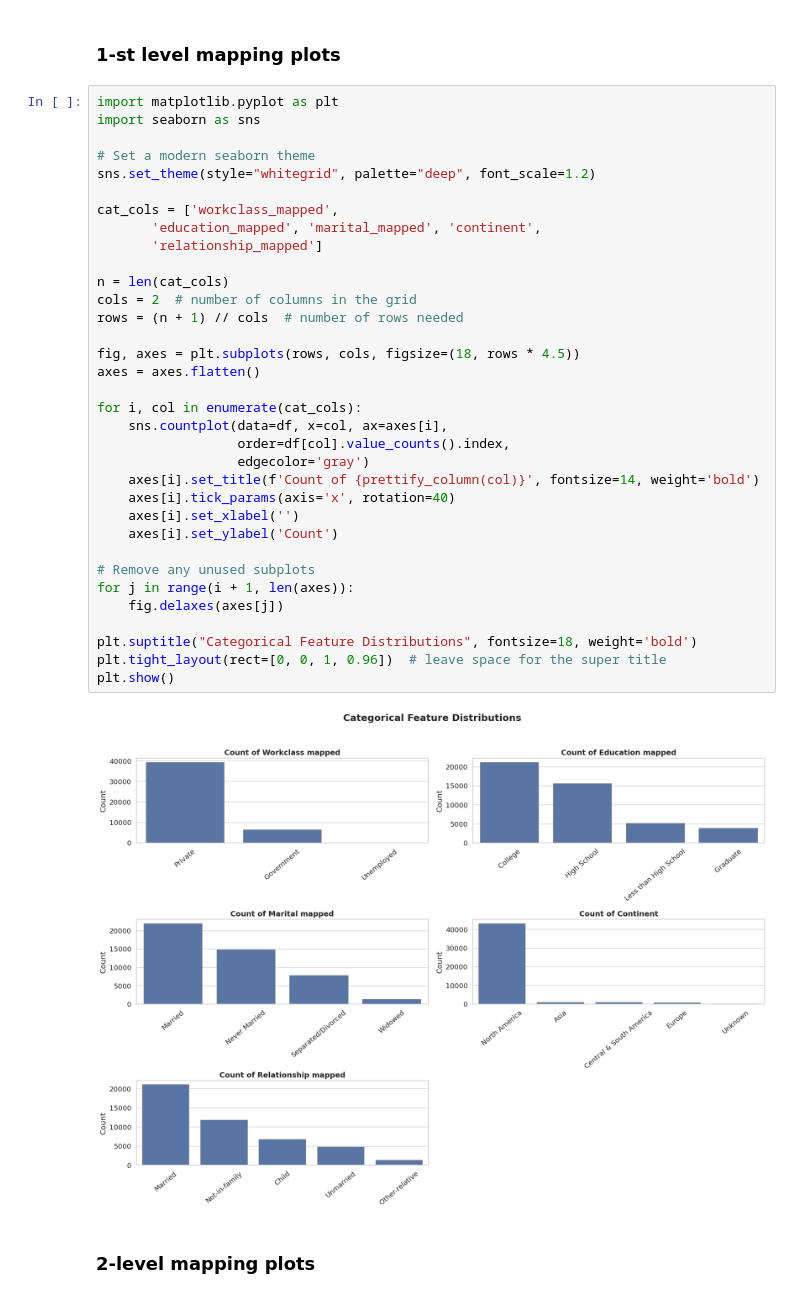
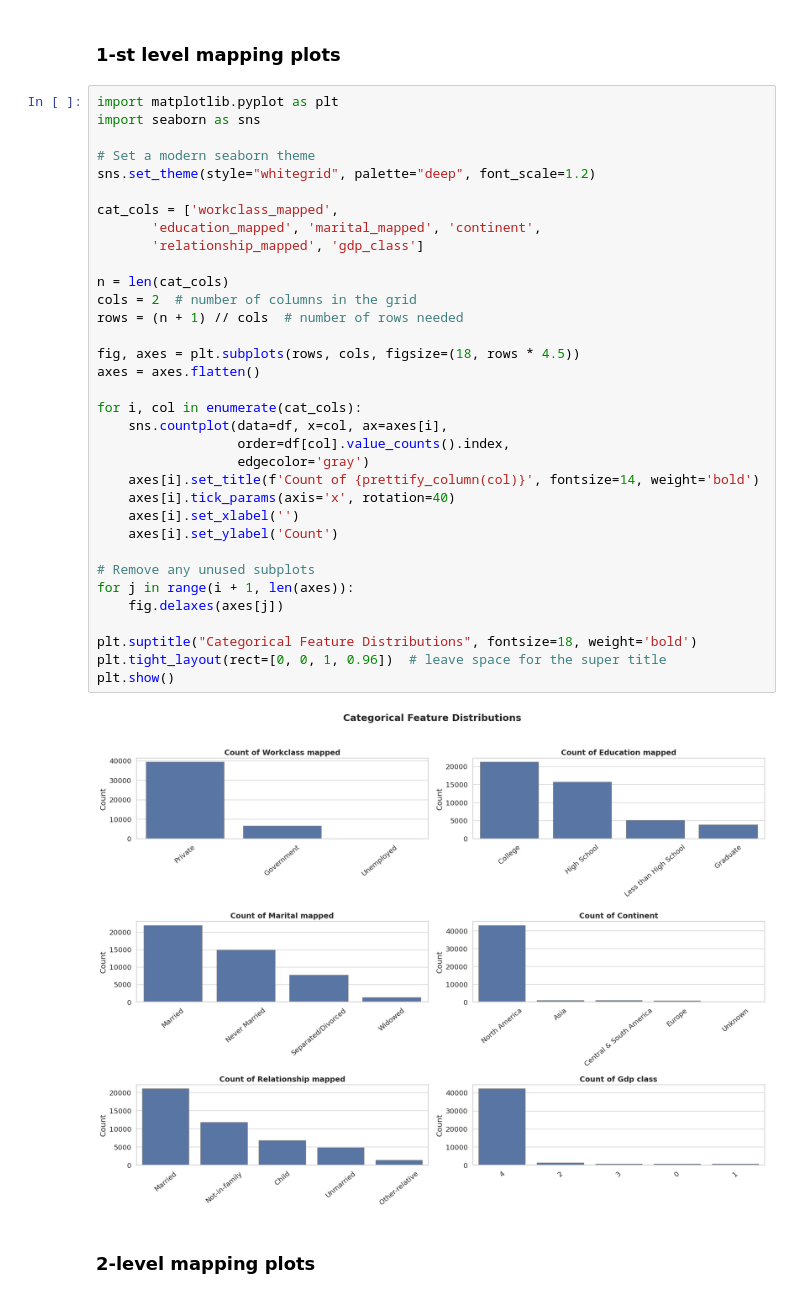
Before and after one commit to Jagoda222/HCML_2, a Jupyter notebook: Jagoda.ipynb, the cells around one changed output. Drawn from its saved outputs; the diff is of its cells as text.

```diff
--- a/Jagoda.ipynb
+++ b/Jagoda.ipynb
@@ -461,35 +459,35 @@ import seaborn as sns
 # Set a modern seaborn theme
 sns.set_theme(style="whitegrid", palette="deep", font_scale=1.2)
 
 cat_cols = ['workclass_mapped',
        'education_mapped', 'marital_mapped', 'continent',
-       'relationship_mapped']
+       'relationship_mapped', 'gdp_class']
 
 n = len(cat_cols)
 cols = 2  # number of columns in the grid
 rows = (n + 1) // cols  # number of rows needed
 
 fig, axes = plt.subplots(rows, cols, figsize=(18, rows * 4.5))
 axes = axes.flatten()
 
 for i, col in enumerate(cat_cols):
     sns.countplot(data=df, x=col, ax=axes[i],
                   order=df[col].value_counts().index,
                   edgecolor='gray')
     axes[i].set_title(f'Count of {prettify_column(col)}', fontsize=14, weight='bold')
     axes[i].tick_params(axis='x', rotation=40)
     axes[i].set_xlabel('')
     axes[i].set_ylabel('Count')
 
 # Remove any unused subplots
 for j in range(i + 1, len(axes)):
     fig.delaxes(axes[j])
 
 plt.suptitle("Categorical Feature Distributions", fontsize=18, weight='bold')
 plt.tight_layout(rect=[0, 0, 1, 0.96])  # leave space for the super title
 plt.show()
 # %% [output]
-[figure, old version]
+[figure, new version]
 # %% [markdown]
 ### 2-level mapping plots
 # %%
```
Also changed, not shown: parts of 9 cells of this notebook.
